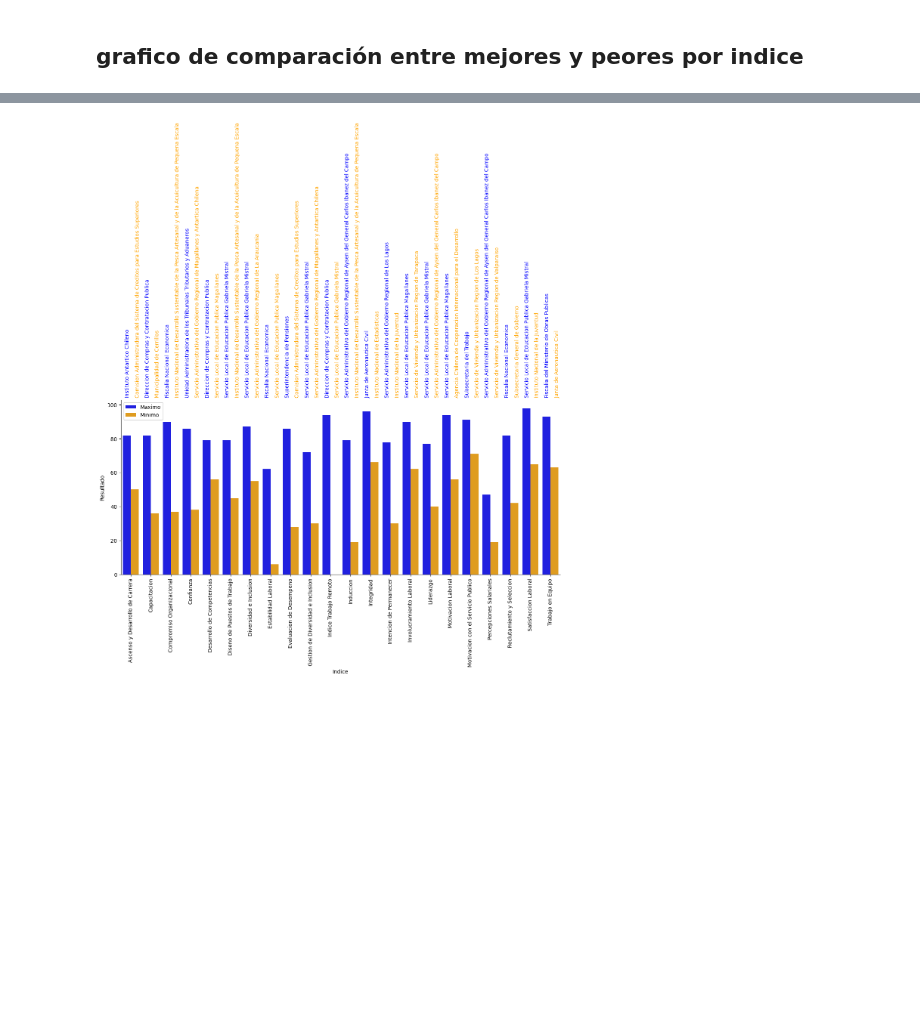
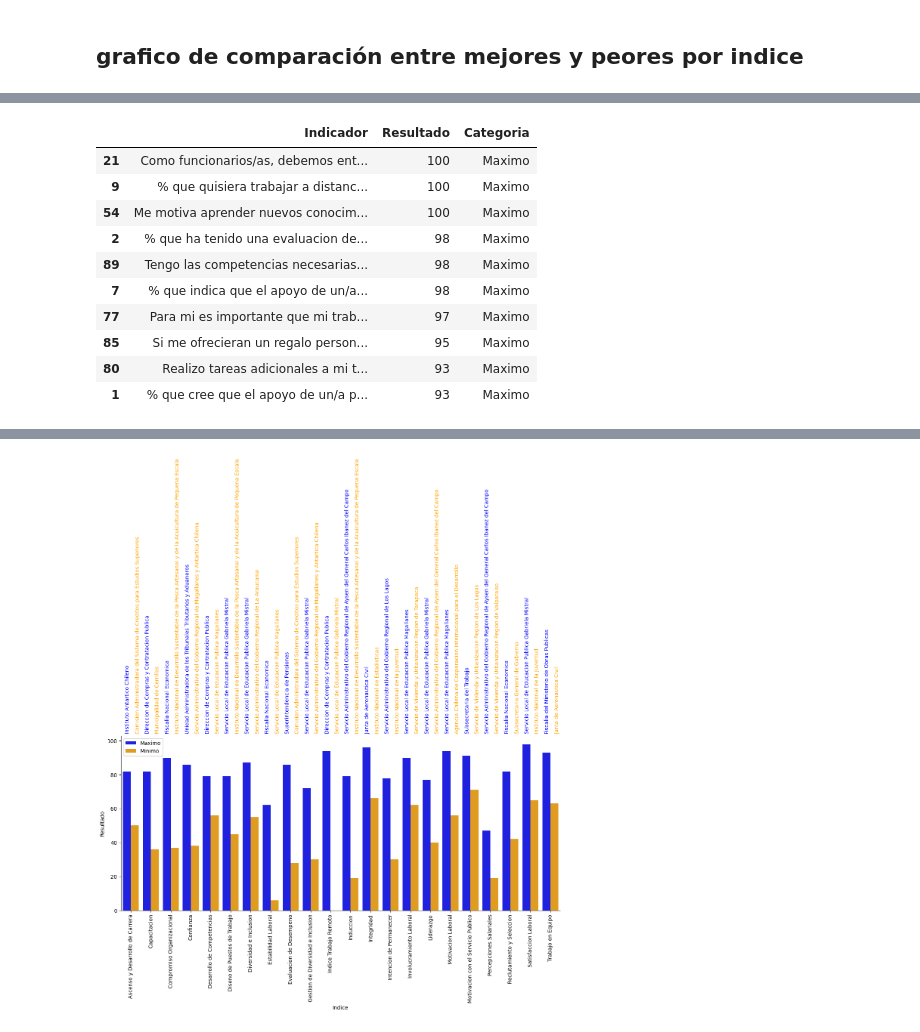
Before and after one commit to cgonzalezavalos/encuesta, a Jupyter notebook: EncuestaFuncionariosPublicos.ipynb, the cells around one changed output, grey strips where cells are left out. Drawn from its saved outputs; the diff is of its cells as text; code cells hidden in the pictures; blank space fills up the shorter version.

```diff
--- a/EncuestaFuncionariosPublicos.ipynb
+++ b/EncuestaFuncionariosPublicos.ipynb
@@ -265,6 +265,24 @@ data_indicadores_min
 | 7 | En mi servicio, tengo buenas opor... | 22 | Minimo | Subsecretaria de Defensa | Ascenso y Desarrollo de Carrera | Prácticas de Gestión de Personas | Ministerio de Defensa Nacional |
 | 8 | Mi remuneracion es suficiente par... | 22 | Minimo | Direccion de Prevision de Carabin... | Percepciones Salariales | Prácticas de Gestión de Personas | Ministerio de Defensa Nacional |
 | 9 | Las oportunidades de desarrollo d... | 23 | Minimo | Subsecretaria de Defensa | Gestion de Diversidad e Inclusion | Prácticas de Gestión de Personas | Ministerio de Defensa Nacional |
+# %%
+df_max=df.query(f"Sector=='{option_1}' & `Caracteristica de Comparacion`=='Todos' & Tipo=='Indicador' & Resultado!='Respuentas Insuffientes (<10)'")
+data_indicadores_max=df_max.groupby('Indicador')['Resultado'].max().reset_index()
+data_indicadores_max.sort_values(by='Resultado',ascending=False,inplace=True)
+data_indicadores_max['Categoria']='Maximo'
+data_indicadores_max.head(10)
+# %% [output]
+|  | Indicador | Resultado | Categoria |
+| 21 | Como funcionarios/as, debemos ent... | 100 | Maximo |
+| 9 | % que quisiera trabajar a distanc... | 100 | Maximo |
+| 54 | Me motiva aprender nuevos conocim... | 100 | Maximo |
+| 2 | % que ha tenido una evaluacion de... | 98 | Maximo |
+| 89 | Tengo las competencias necesarias... | 98 | Maximo |
+| 7 | % que indica que el apoyo de un/a... | 98 | Maximo |
+| 77 | Para mi es importante que mi trab... | 97 | Maximo |
+| 85 | Si me ofrecieran un regalo person... | 95 | Maximo |
+| 80 | Realizo tareas adicionales a mi t... | 93 | Maximo |
+| 1 | % que cree que el apoyo de un/a p... | 93 | Maximo |
 # %%
 df_min=df.query(f"Sector=='{option_1}' & `Caracteristica de Comparacion`=='Todos' & Tipo=='Indicador' & Resultado!='Respuentas Insuffientes (<10)'")
 data_indicadores_min=df_min.groupby('Indicador')['Resultado'].min().reset_index()
```
Also changed, not shown: 1 other file.
